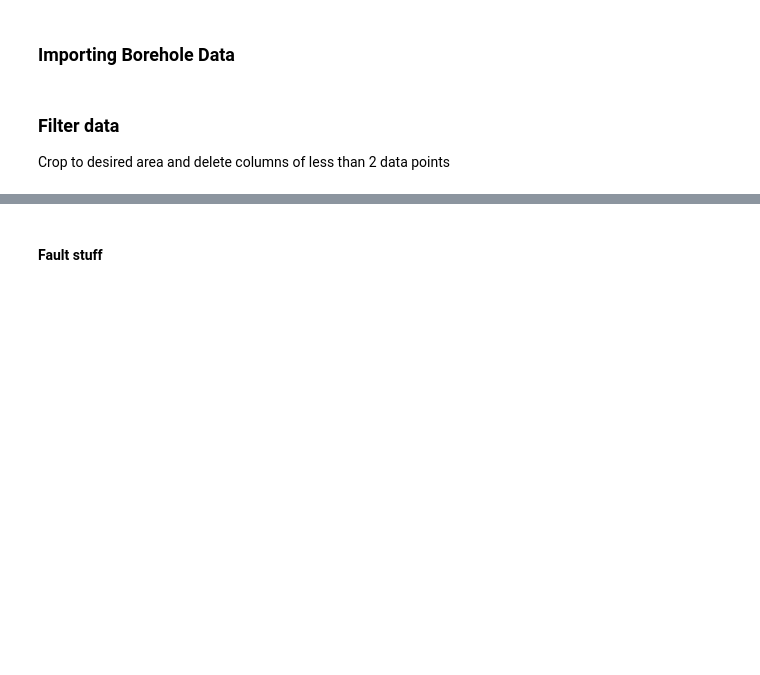
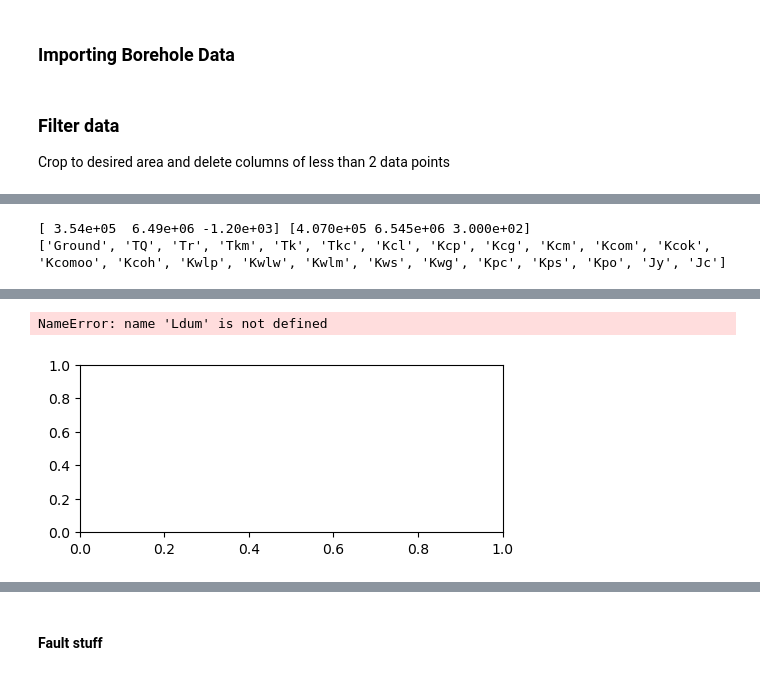
Before and after one commit to malvina-chmielarski/Otorowiri, a Jupyter notebook: scripts/badaminna_geo.ipynb, the cells around one changed output, grey strips where cells are left out. Drawn from its saved outputs; the diff is of its cells as text; code cells hidden in the pictures; blank space fills up the shorter version.

```diff
--- a/scripts/badaminna_geo.ipynb
+++ b/scripts/badaminna_geo.ipynb
@@ -328,0 +839,69 @@ data[-21:]
+# %%
+x0, x1, y0, y1, z0, z1 = 354000, 407000, 6490000, 6545000, -1200, 300
+origin = np.array([x0, y0, z0]).astype(float)
+maximum = np.array([x1, y1, z1]).astype(float)
+print(origin,maximum)
+Lmod = GM(origin,maximum)
+fx = [374540,374541,374000,374700,374750,373500,374000,374001]
+fy = [6490000,6502303,6515000,6520000,6525000,6530000,6545000,6550000]
+dmax = 175.
+Lmod.add_fault(fx,fy,dmax)
+Lmod.make_geomodel()
+y_transects = [
+    6515000,
+    6522790,
+    6527971,
+    6540939,
+]
+
+delx, delz = 100, 100
+
+x, z = np.linspace(x0, x1, delx), np.linspace(z0, z1, delz)
+
+xx, zz = np.meshgrid(x, z)
+
+V_strat_column = []
+
+i = 0
+import pylab as plt
+plt.figure(figsize=(12, 10))
+
+for i in range(4):
+
+    yy = np.zeros_like(xx)
+
+    yy[:] = y_transects[i]
+
+    V_strat_column.append(
+        Lmod.geomodel.evaluate_model(
+            np.array([xx.flatten(), yy.flatten(), zz.flatten()]).T
+        ).reshape(np.shape(xx))
+    )
+    plt.subplot(4, 2, i * 2 + 2)
+
+    plt.contourf(
+        xx,zz,V_strat_column[i],
+        [0, 1, 2, 3, 4, 5, 6, 7, 8, 9, 10, 11, 12, 13, 14, 15, 16, 17, 18, 19, 20, 21,22],
+        colors=Lmod.strat["color"][1:],
+    )
+    if i == 0:
+        plt.plot([368581,368581],[16,16-838])
+        plt.plot([371647,371647],[39,39-405])
+        plt.plot([374909,374909],[54,54-708])
+        plt.plot([386758,386758],[75,75-810])
+        plt.plot([400874,400874],[54,54-708])
+        plt.plot([373000,372000,371000,370000],[-20,-25,-25,-25],'--')
+        plt.plot([373000,372000,371000,370000],[-90,-90,-90,-90],'--')
+        plt.plot([373000,372000,371000,370000],[-425,-500,-600,-630],'--')
+        plt.plot([372000,371000,370000],[-540,-670,-710],'--')
+        plt.plot([373000,372000,371000,370000],[-455,-600,-710,-750],'--')
+        """plt.xlim(400000,401000)
+        plt.ylim(-1200,80)"""
+
+    cbar = plt.colorbar()
+    cbar.ax.set_yticklabels(Ldum.lithcodes[1:])
+
+plt.tight_layout()
+# %% [output]
+[ 3.54e+05  6.49e+06 -1.20e+03] [4.070e+05 6.545e+06 3.000e+02]
+['Ground', 'TQ', 'Tr', 'Tkm', 'Tk', 'Tkc', 'Kcl', 'Kcp', 'Kcg', 'Kcm', 'Kcom', 'Kcok', 'Kcomoo', 'Kcoh', 'Kwlp', 'Kwlw', 'Kwlm', 'Kws', 'Kwg', 'Kpc', 'Kps', 'Kpo', 'Jy', 'Jc']
@@ -329,3 +911,5 @@ data[-21:]
+NameError: name 'Ldum' is not defined
+[figure, added]
 # %%
 Use_Lleyland = True
 use_geophys = True
```
Also changed, not shown: parts of 23 cells of this notebook, 1 other file.
